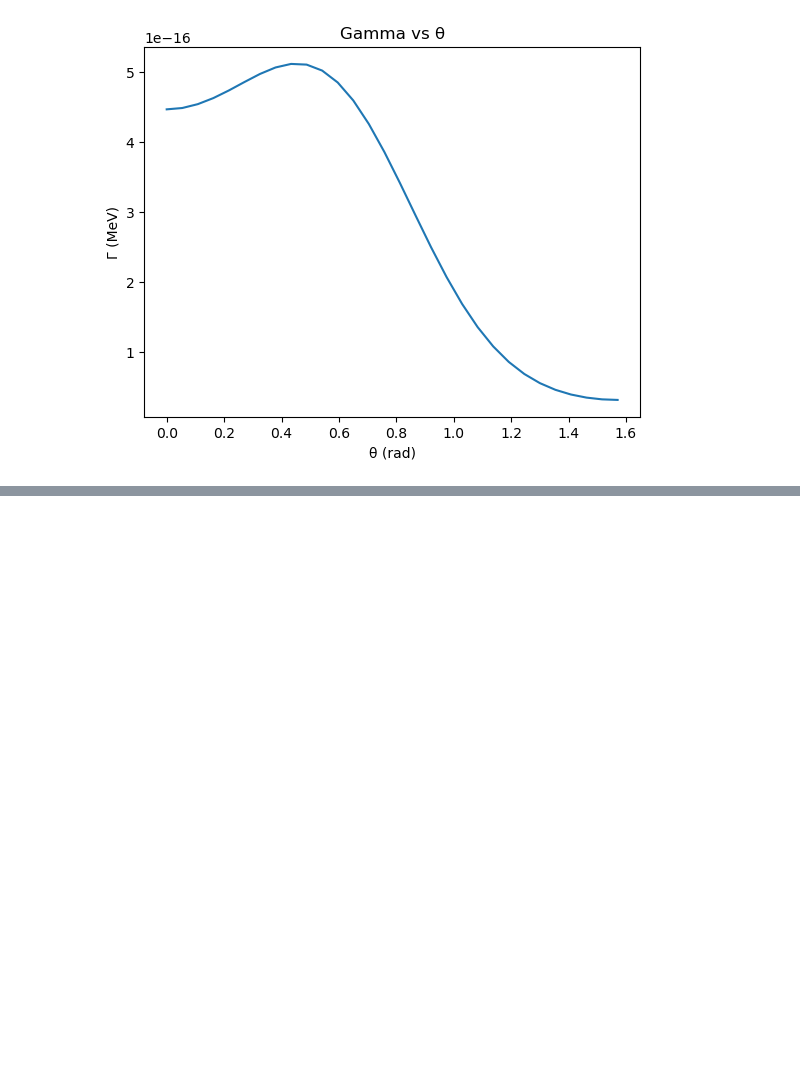
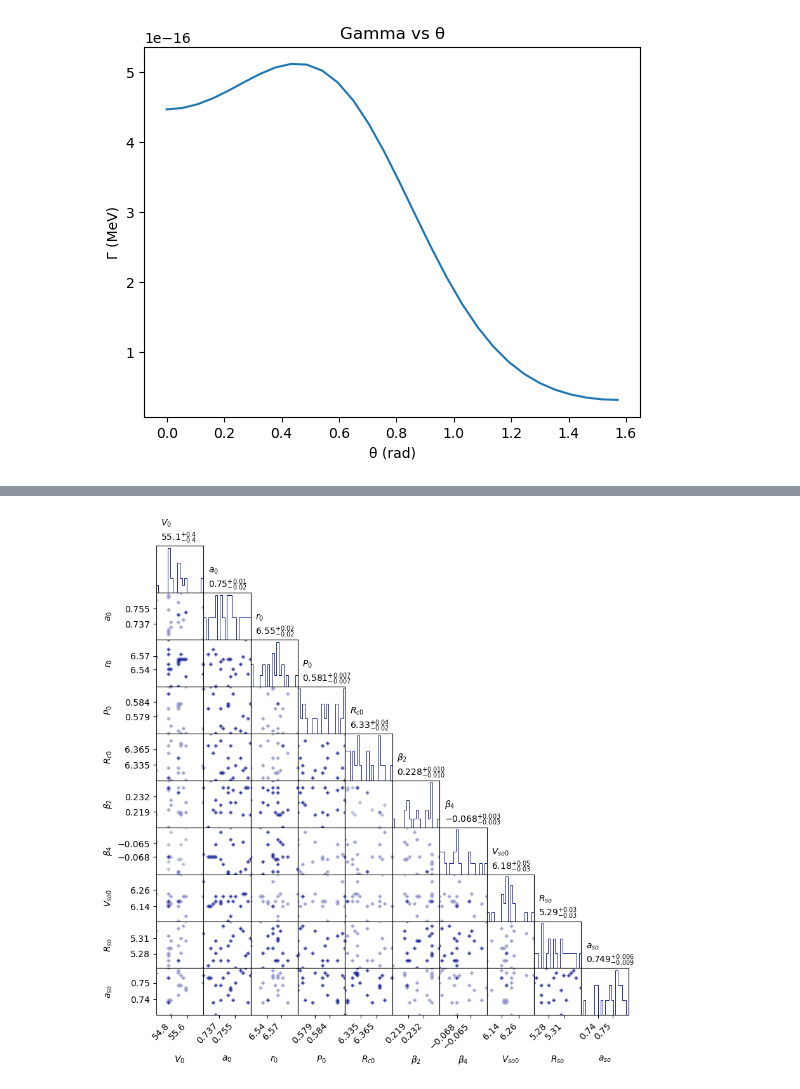
Before and after one commit to Duohereshui99/fit.test, a Jupyter notebook: ff/ff.ipynb, the cells around one changed output, grey strips where cells are left out. Saved outputs shown, nothing was run; the diff lists cells and outputs as text; code cells hidden in the pictures; blank space fills up the shorter version.

```diff
--- a/ff/ff.ipynb
+++ b/ff/ff.ipynb
@@ -245,7 +245,7 @@ Total width: 2.225e-16 MeV
 y=np.array([3.16e-6])    # s
 sigma=np.array([0.16e-6])
 
-
+#a = v0,a0,r0,p0,rc0,beta2,beta4,vso0,rso,aso
 def log_prior(a):
     v0,a0,r0,p0,rc0,beta2,beta4,vso0,rso,aso=a
     R=1
@@ -279,11 +279,38 @@ def log_prior(a):
 
     return prior_value
 
-
+#a = v0,a0,r0,p0,rc0,beta2,beta4,vso0,rso,aso
 # Posterior
 def log_posterior(a,y,sigma):
 
-
-
+    try:
+      #  f = Model(V0, a0, r0, P0, Rc0, beta2, beta4, vso, rso, aso, beta2tilde=0, beta4tilde=0, n_theta=30)
+        f = Model(a[0], a[1], a[2], a[3], a[4], a[5], a[6], a[7], a[8], a[9])
+        log_likelihood = -0.5 * np.sum((y - f)**2 / sigma**2)
+        prior_value=log_prior(a)
+        return log_likelihood + prior_value
+    except (IndexError, ValueError):
+        return -np.inf
 
     return
+# %%
+M=10; nwalkers=2*M
+#a = v0,a0,r0,p0,rc0,beta2,beta4,vso0,rso,aso
+initial_values=[V0,a0,r0,P0,Rc0,beta2,beta4,Vso0,rso,aso]
+pertubation_factors=np.array([0.01,0.02,0.005,0.01,0.005,0.05,0.05,0.01,0.005,0.01]) #percentage
+
+initial_pos=[]
+for i in range(nwalkers):
+    perturbed = initial_values.copy()
+    pertubation = 1 + np.random.normal(0, pertubation_factors)
+    perturbed *= pertubation
+    initial_pos.append(perturbed)
+
+initial_positions = np.array(initial_pos)
+# %%
+import emcee
+
+sampler = emcee.EnsembleSampler(nwalkers, M, log_posterior, args=[y,sigma],a=0.2)
+state = sampler.run_mcmc(initial_positions, 10)
+sampler.reset()
+sampler.run_mcmc(state,10)
@@ -289,0 +343,11 @@ def log_posterior(a,y,sigma):
+# %%
+import prettyplease
+samples = sampler.get_chain(flat=True)
+
+#a = v0,a0,r0,p0,rc0,beta2,beta4,vso0,rso,aso
+
+labels = ["$V_0$", "$a_0$", "$r_0$", "$P_0$", "$R_{c0}$", "$\\beta_2$", "$\\beta_4$", "$V_{so0}$", "$R_{so}$", "$a_{so}$"]
+fig = prettyplease.corner(samples,labels=labels)
+plt.show()
+# %% [output]
+[figure, added]
```
Also changed, not shown: parts of 3 cells of this notebook, 1 other file.
